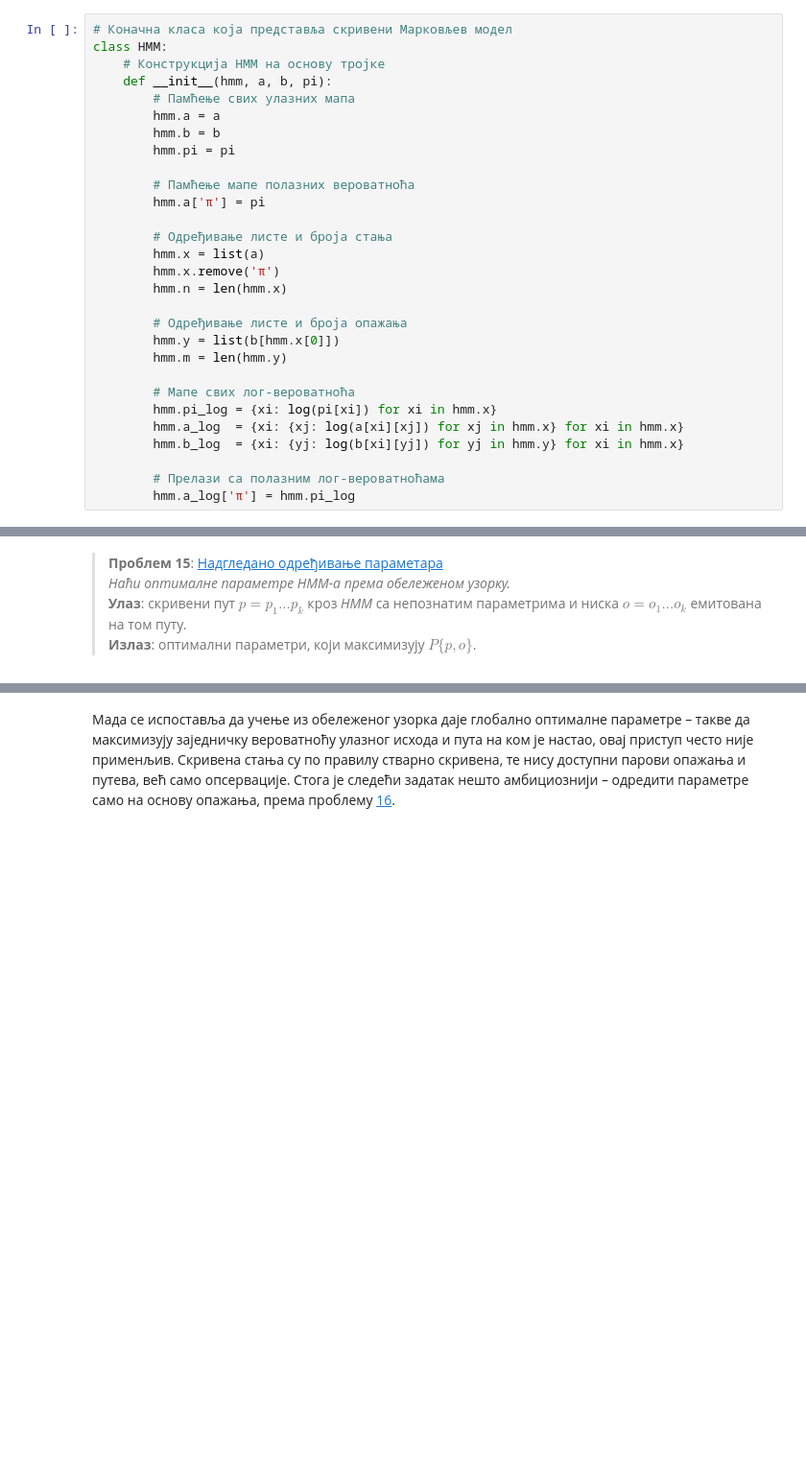
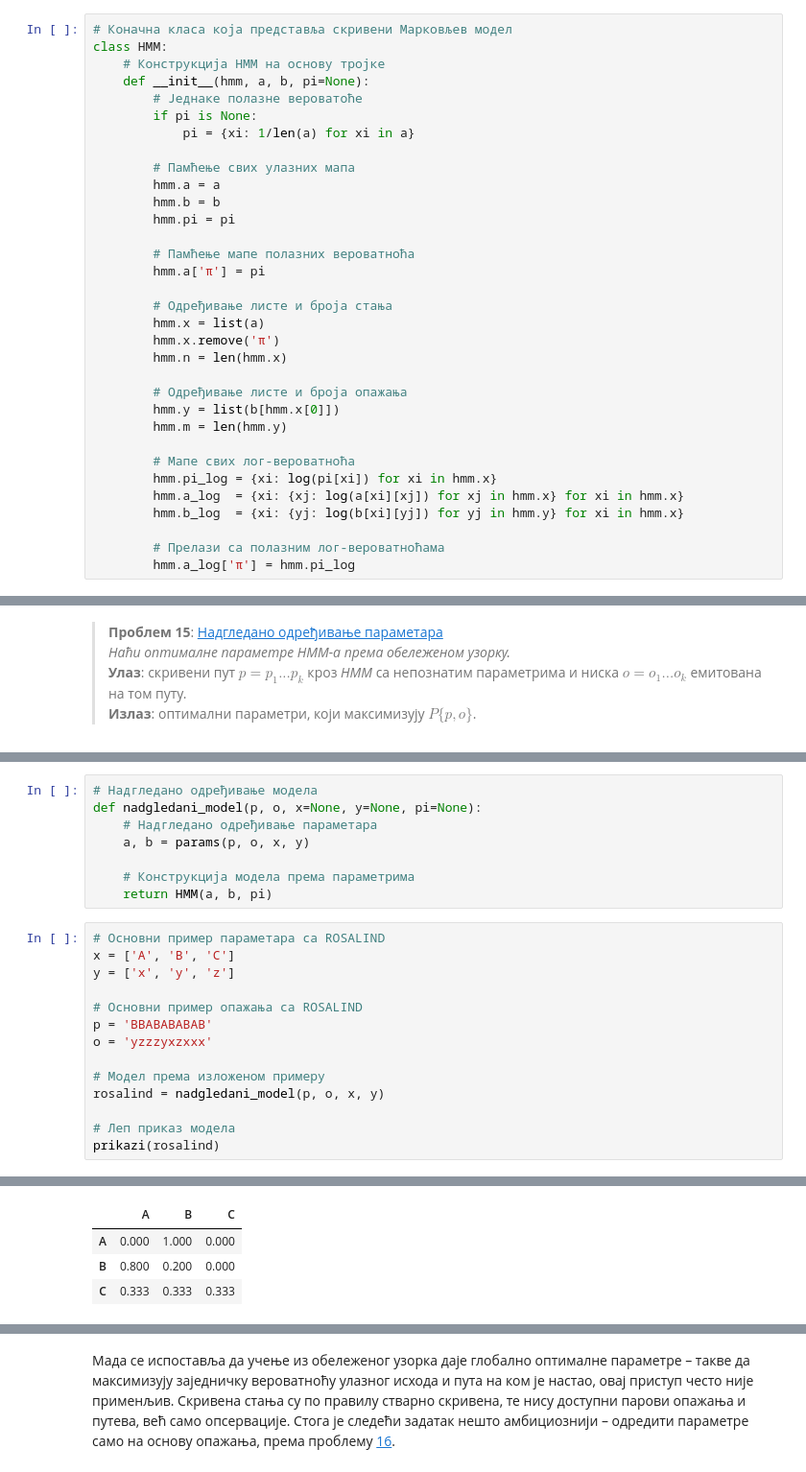
Before and after one commit to matfija/HMM-u-bioinformatici, a Jupyter notebook: lekcija/HMM-u-bioinformatici.ipynb, the cells around one changed output, grey strips where cells are left out. Shown at 96% size. Cells and saved outputs as stored; diff of their text form; blank space fills up the shorter version.

```diff
--- a/lekcija/HMM-u-bioinformatici.ipynb
+++ b/lekcija/HMM-u-bioinformatici.ipynb
@@ -1258,7 +1258,11 @@ def log_p_puta_i_ops(hmm, p, o):
 # Коначна класа која представља скривени Марковљев модел
 class HMM:
     # Конструкција HMM на основу тројке
-    def __init__(hmm, a, b, pi):
+    def __init__(hmm, a, b, pi=None):
+        # Једнаке полазне вероватоће
+        if pi is None:
+            pi = {xi: 1/len(a) for xi in a}
+
         # Памћење свих улазних мапа
         hmm.a = a
         hmm.b = b
@@ -4947,0 +4994,23 @@ op, 'је:', forward_prof(profhmm, op))
+# %%
+# Надгледано одређивање модела
+def nadgledani_model(p, o, x=None, y=None, pi=None):
+    # Надгледано одређивање параметара
+    a, b = params(p, o, x, y)
+
+    # Конструкција модела према параметрима
+    return HMM(a, b, pi)
+# %%
+# Основни пример параметара са ROSALIND
+x = ['A', 'B', 'C']
+y = ['x', 'y', 'z']
+
+# Основни пример опажања са ROSALIND
+p = 'BBABABABAB'
+o = 'yzzzyxzxxx'
+
+# Модел према изложеном примеру
+rosalind = nadgledani_model(p, o, x, y)
+
+# Леп приказ модела
+prikazi(rosalind)
+# %% [output]
@@ -4947,0 +5021,4 @@ op, 'је:', forward_prof(profhmm, op))
+|  | A | B | C |
+| A | 0.000 | 1.000 | 0.000 |
+| B | 0.800 | 0.200 | 0.000 |
+| C | 0.333 | 0.333 | 0.333 |
```
Also changed, not shown: parts of 7 cells of this notebook, 3 other files.
